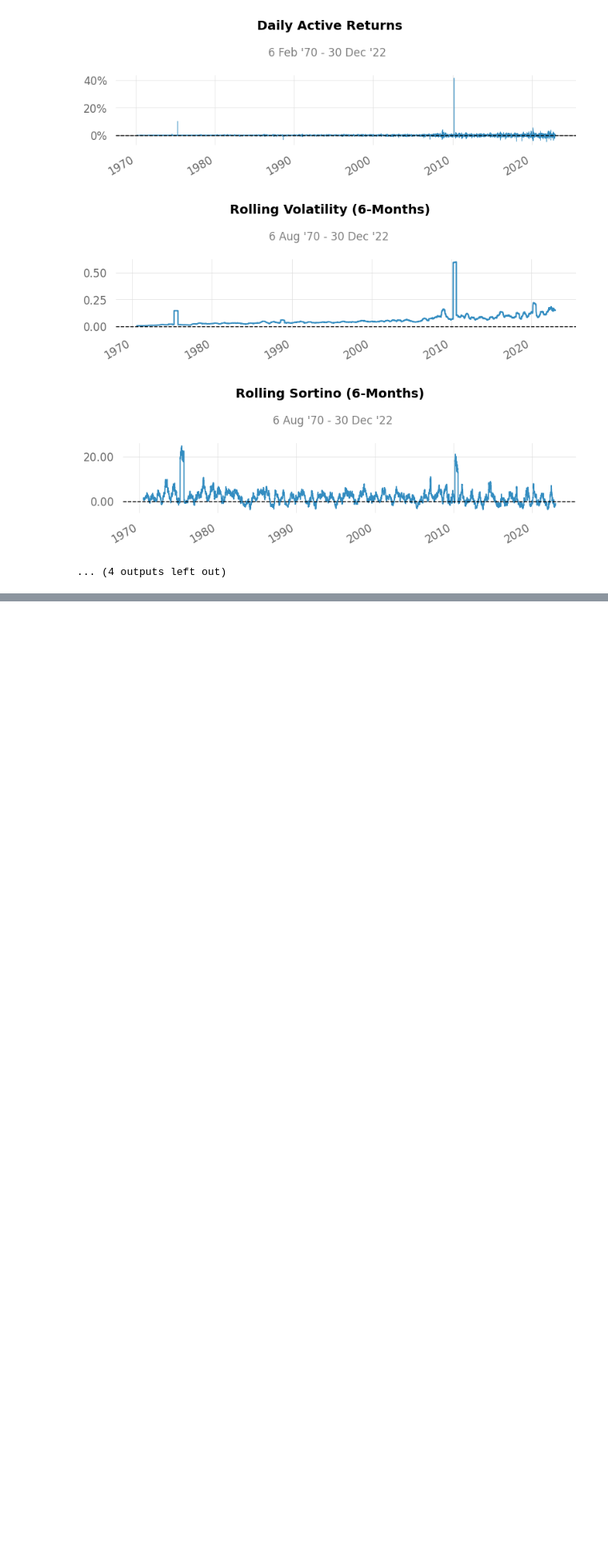
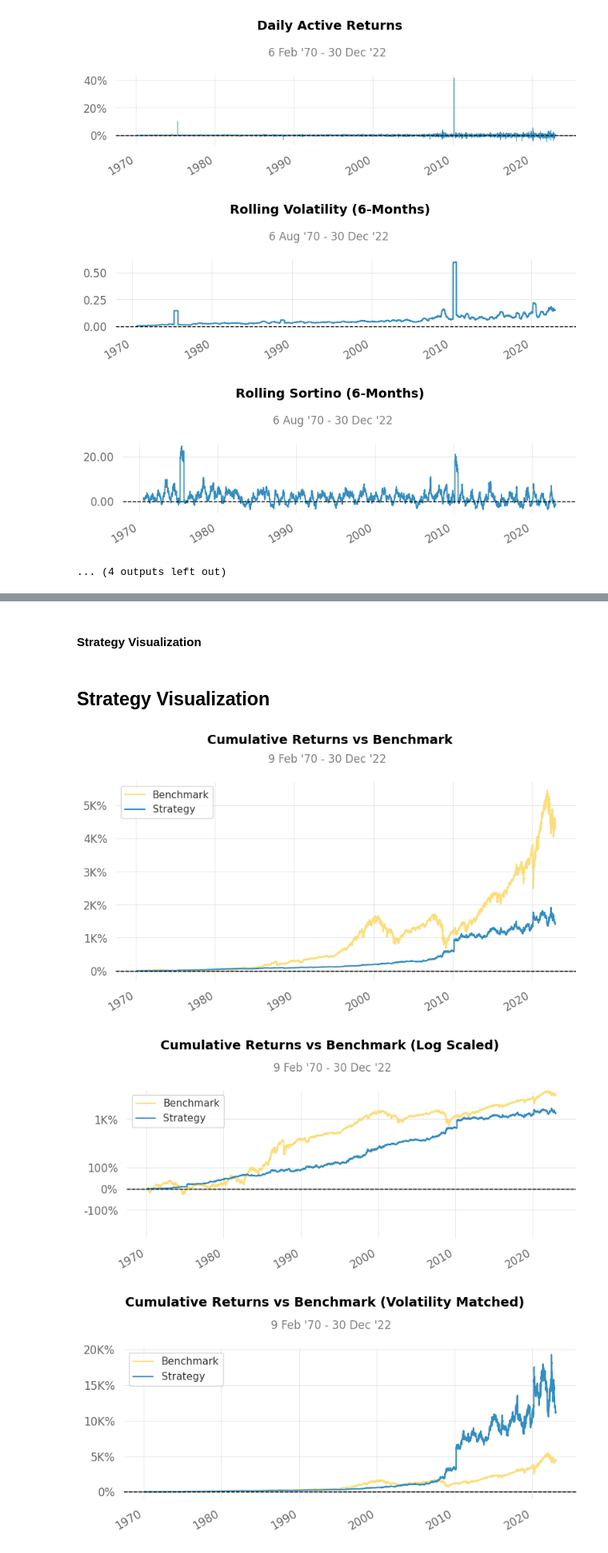
Before and after one commit to Didarul-Azam/almanac, a Jupyter notebook: almanac/strategy/strategy1.ipynb, the cells around one changed output, grey strips where cells are left out. Shown at 80% size. Saved outputs shown, nothing was run; the diff lists cells and outputs as text; code cells hidden in the pictures; blank space fills up the shorter version.

Commit message:
strategy 6 class

```diff
--- a/almanac/strategy/strategy1.ipynb
+++ b/almanac/strategy/strategy1.ipynb
@@ -575,3 +575,16 @@ Strategy Visualization
 [figure]
 [figure]
 ... (4 outputs left out)
+# %%
+from almanac.strategy.strategy6 import Strategy6
+from almanac.config.instruments import INSTRUMENT_LIST, instrument_weights, multipliers, cost_per_contract_dict
+strat = Strategy6(data_path = '../sample_data/jumbo/',
+                  fx_path= '../sample_data/fx_data/',
+                  instrument_list= INSTRUMENT_LIST,
+                  instrument_weights= instrument_weights,
+                  cost_per_contract_dict= cost_per_contract_dict,
+                  multipliers= multipliers,
+                  idm = 2.5, risk_target= 0.2, capital= 50000000
+                  )
+strat.get_quantstats()
+# %% [output]
@@ -577,0 +618,5 @@ Strategy Visualization
+Strategy Visualization
+Strategy Visualization
+[figure, added]
+[figure, added]
+[figure, added]
```
Also changed, not shown: parts of 1 cell of this notebook, 3 other files.
